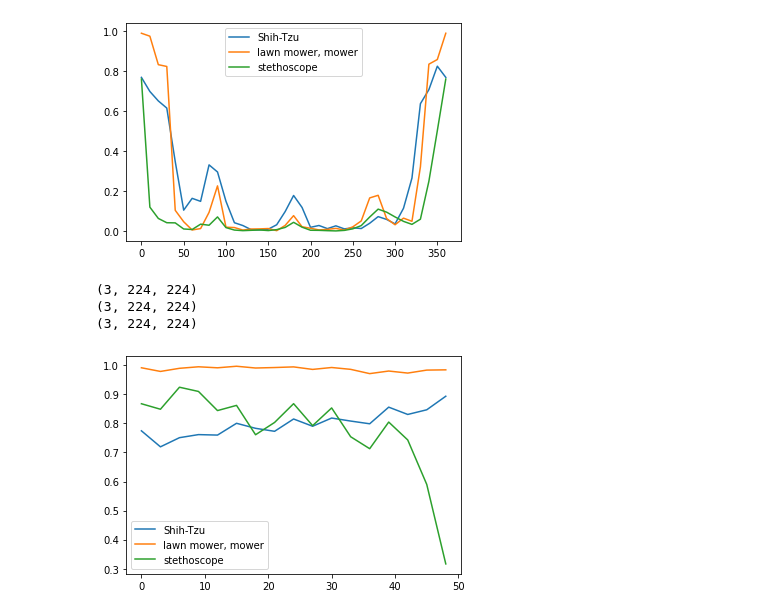
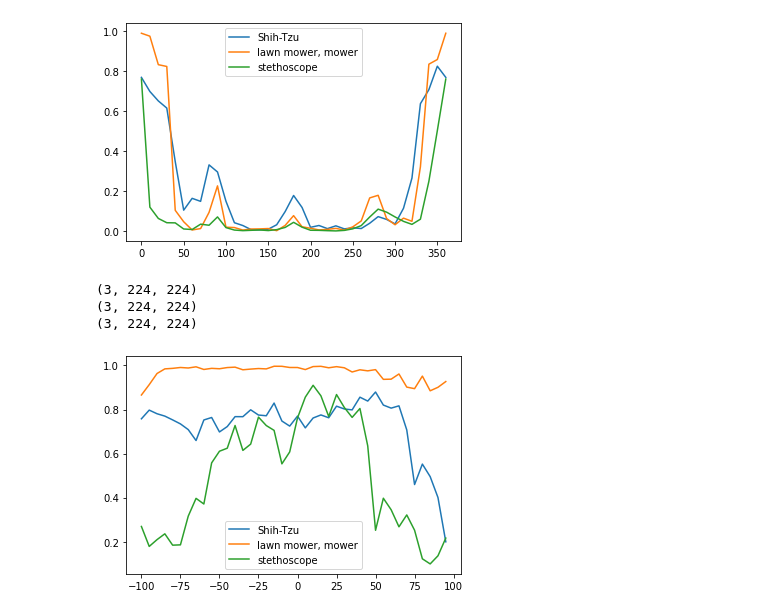
Before and after one commit to tathagatoroy/SMAI-Project, a Jupyter notebook: experiments/featureInvariance.ipynb, the cells around one changed output. Cells and saved outputs as stored; diff of their text form; code cells hidden in the pictures.

```diff
--- a/experiments/featureInvariance.ipynb
+++ b/experiments/featureInvariance.ipynb
@@ -128,7 +155,7 @@ tensor([621])
 tensor([823])
 [figure]
 # %%
-def getTranslationInvariance(img,model, d=20, b=100):
+def getTranslationInvariance(img,model, d=5, b=100):
     rots = getArrayOfTrans(img, d, b)
     _, class_= torch.max(model(img.float()).data, 1)
     graphTrans(rots, b, d, model, class_)
@@ -136,28 +163,36 @@ def getTranslationInvariance(img,model, d=20, b=100):
 def getArrayOfTrans(img, d =20, b=100):
     imgNp = npIMG(img)
     arr = []
-    for thet in range(1,b+1, d):
-        im2 = np.zeros_like(imgNp)
-        im2[:-thet, :, :] = imgNp[thet:, :, :]
+    for thet in range(-b,b, d):
+        if (thet ==0):
+            im2 = imgNp
+        elif (thet > 0):
+            im2 = np.zeros_like(imgNp)
+            im2[:-thet, :, :] = imgNp[thet:, :, :]
+        else :
+            thet = imgNp.shape[0]+thet
+            im2 = np.zeros_like(imgNp)
+            im2[-thet:, :, :] = imgNp[:thet, :, :]
+
         arr.append(torchIMG(im2))
     return arr
 
 def graphTrans(rots, b, d, model, label):
     rotConfArr = []
 
-    for ind, angle in enumerate(range(0, b, d)):
+    for ind, angle in enumerate(range(-b, b, d)):
         output = nn.functional.softmax(model(rots[ind].float()), dim=1)
         prob = output.tolist()[0][label]
         rotConfArr.append(prob)
-    plt.plot(range(0, b, d), rotConfArr, label=classes[label.item()])
+    plt.plot(range(-b, b, d), rotConfArr, label=classes[label.item()])
     plt.legend()
 # %%
-getTranslationInvariance(shihTzu, model, b=50, d=3)
-getTranslationInvariance(lawnMower, model, b=50, d=3)
-getTranslationInvariance(steth, model, b=50, d=3)
+getTranslationInvariance(shihTzu, model)
+getTranslationInvariance(lawnMower, model)
+getTranslationInvariance(steth, model)
 # %% [output]
 (3, 224, 224)
 (3, 224, 224)
 (3, 224, 224)
-[figure, old version]
+[figure, new version]
 # %%
```
Also changed, not shown: parts of 13 cells of this notebook, 7 other files.
